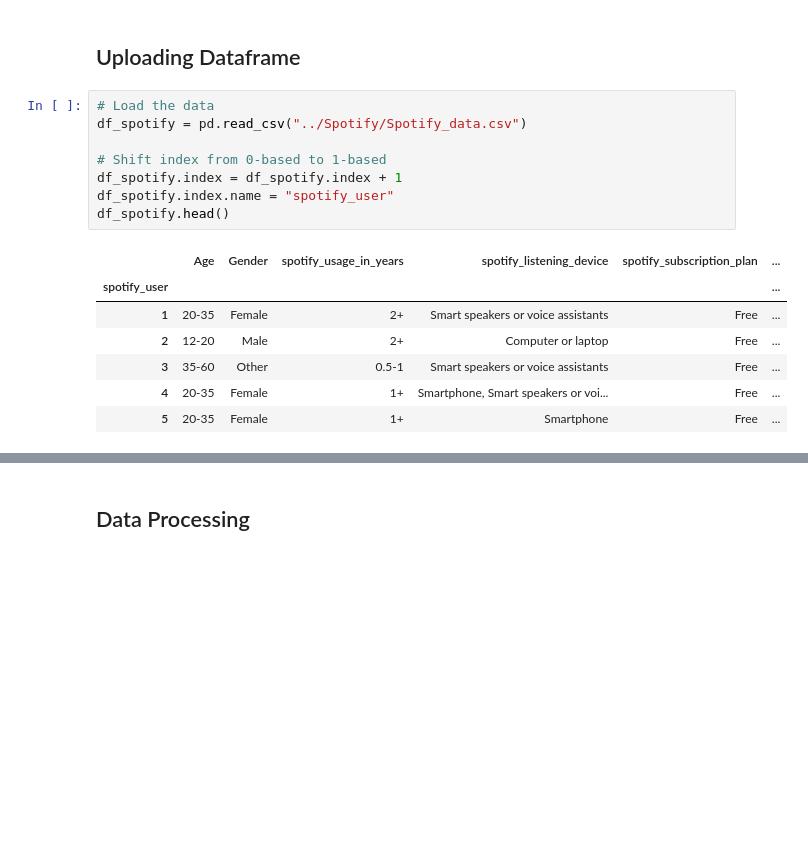
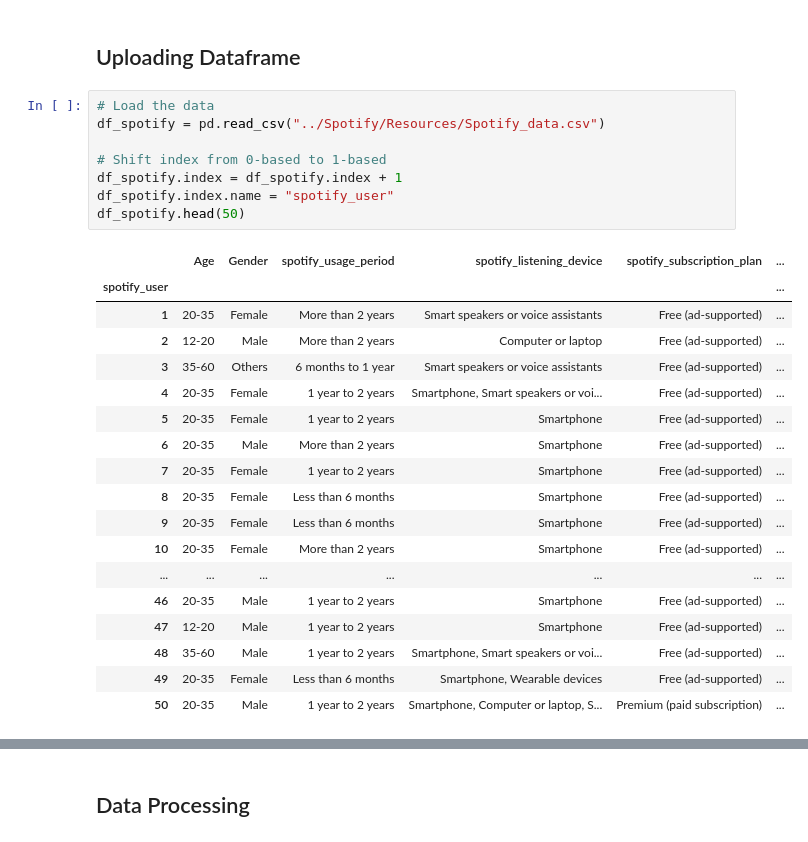
Before and after one commit to PatriciaDaher/Spotify, a Jupyter notebook: SpotifyCode.ipynb, the cells around one changed output, grey strips where cells are left out. Drawn from its saved outputs; the diff is of its cells as text; blank space fills up the shorter version.

```diff
--- a/SpotifyCode.ipynb
+++ b/SpotifyCode.ipynb
@@ -17,17 +17,28 @@ from holoviews import dim, opts
 ## Uploading Dataframe
 # %%
 # Load the data
-df_spotify = pd.read_csv("../Spotify/Spotify_data.csv")
+df_spotify = pd.read_csv("../Spotify/Resources/Spotify_data.csv")
 
 # Shift index from 0-based to 1-based
 df_spotify.index = df_spotify.index + 1
 df_spotify.index.name = "spotify_user"
-df_spotify.head()
+df_spotify.head(50)
 # %% [output]
-|  | Age | Gender | spotify_usage_in_years | spotify_listening_device | spotify_subscription_plan | ... |
+|  | Age | Gender | spotify_usage_period | spotify_listening_device | spotify_subscription_plan | ... |
 | spotify_user |  |  |  |  |  | ... |
-| 1 | 20-35 | Female | 2+ | Smart speakers or voice assistants | Free | ... |
-| 2 | 12-20 | Male | 2+ | Computer or laptop | Free | ... |
-| 3 | 35-60 | Other | 0.5-1 | Smart speakers or voice assistants | Free | ... |
-| 4 | 20-35 | Female | 1+ | Smartphone, Smart speakers or voi... | Free | ... |
-| 5 | 20-35 | Female | 1+ | Smartphone | Free | ... |
+| 1 | 20-35 | Female | More than 2 years | Smart speakers or voice assistants | Free (ad-supported) | ... |
+| 2 | 12-20 | Male | More than 2 years | Computer or laptop | Free (ad-supported) | ... |
+| 3 | 35-60 | Others | 6 months to 1 year | Smart speakers or voice assistants | Free (ad-supported) | ... |
+| 4 | 20-35 | Female | 1 year to 2 years | Smartphone, Smart speakers or voi... | Free (ad-supported) | ... |
+| 5 | 20-35 | Female | 1 year to 2 years | Smartphone | Free (ad-supported) | ... |
+| 6 | 20-35 | Male | More than 2 years | Smartphone | Free (ad-supported) | ... |
+| 7 | 20-35 | Female | 1 year to 2 years | Smartphone | Free (ad-supported) | ... |
+| 8 | 20-35 | Female | Less than 6 months | Smartphone | Free (ad-supported) | ... |
+| 9 | 20-35 | Female | Less than 6 months | Smartphone | Free (ad-supported) | ... |
+| 10 | 20-35 | Female | More than 2 years | Smartphone | Free (ad-supported) | ... |
+| ... | ... | ... | ... | ... | ... | ... |
+| 46 | 20-35 | Male | 1 year to 2 years | Smartphone | Free (ad-supported) | ... |
+| 47 | 12-20 | Male | 1 year to 2 years | Smartphone | Free (ad-supported) | ... |
+| 48 | 35-60 | Male | 1 year to 2 years | Smartphone, Smart speakers or voi... | Free (ad-supported) | ... |
+| 49 | 20-35 | Female | Less than 6 months | Smartphone, Wearable devices | Free (ad-supported) | ... |
+| 50 | 20-35 | Male | 1 year to 2 years | Smartphone, Computer or laptop, S... | Premium (paid subscription) | ... |
```
Also changed, not shown: parts of 2 cells of this notebook.
